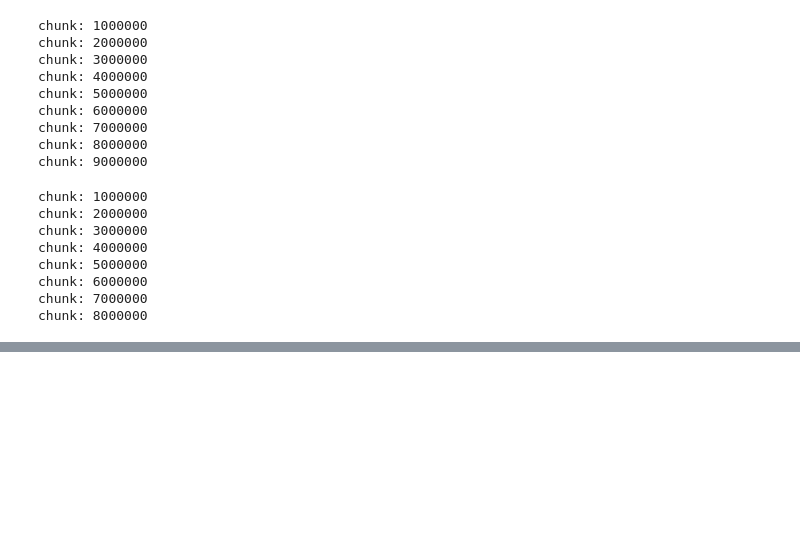
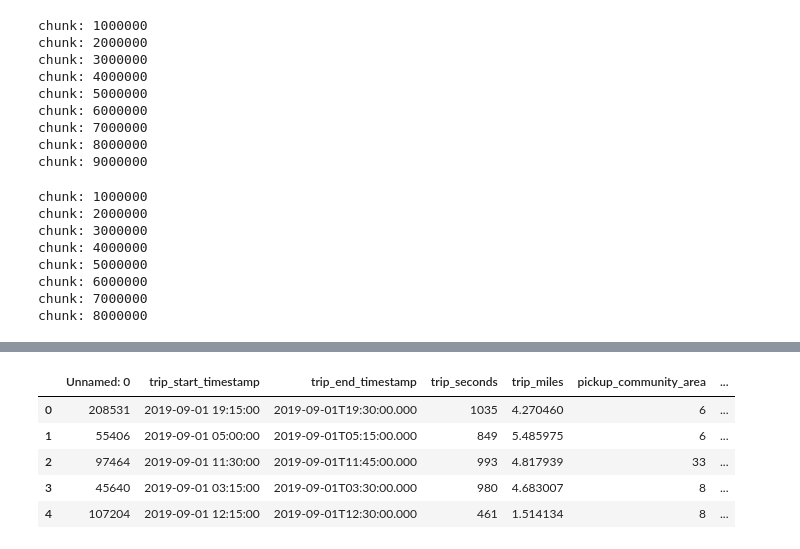
Before and after one commit to mjtv128/705-FinalProject, a Jupyter notebook: test_import.ipynb, the cells around one changed output, grey strips where cells are left out. Cells and saved outputs as stored; diff of their text form; code cells hidden in the pictures; blank space fills up the shorter version.

```diff
--- a/test_import.ipynb
+++ b/test_import.ipynb
@@ -241,0 +264,11 @@ df2019sep_reduced.to_csv("sep.csv")
+# %%
+sep = pd.read_csv('./sep.csv')
+sep.head()
+# len(sep)
+# %% [output]
+|  | Unnamed: 0 | trip_start_timestamp | trip_end_timestamp | trip_seconds | trip_miles | pickup_community_area | ... |
+| 0 | 208531 | 2019-09-01 19:15:00 | 2019-09-01T19:30:00.000 | 1035 | 4.270460 | 6 | ... |
+| 1 | 55406 | 2019-09-01 05:00:00 | 2019-09-01T05:15:00.000 | 849 | 5.485975 | 6 | ... |
+| 2 | 97464 | 2019-09-01 11:30:00 | 2019-09-01T11:45:00.000 | 993 | 4.817939 | 33 | ... |
+| 3 | 45640 | 2019-09-01 03:15:00 | 2019-09-01T03:30:00.000 | 980 | 4.683007 | 8 | ... |
+| 4 | 107204 | 2019-09-01 12:15:00 | 2019-09-01T12:30:00.000 | 461 | 1.514134 | 8 | ... |
```
Also changed, not shown: parts of 16 cells of this notebook, 2 other files.
